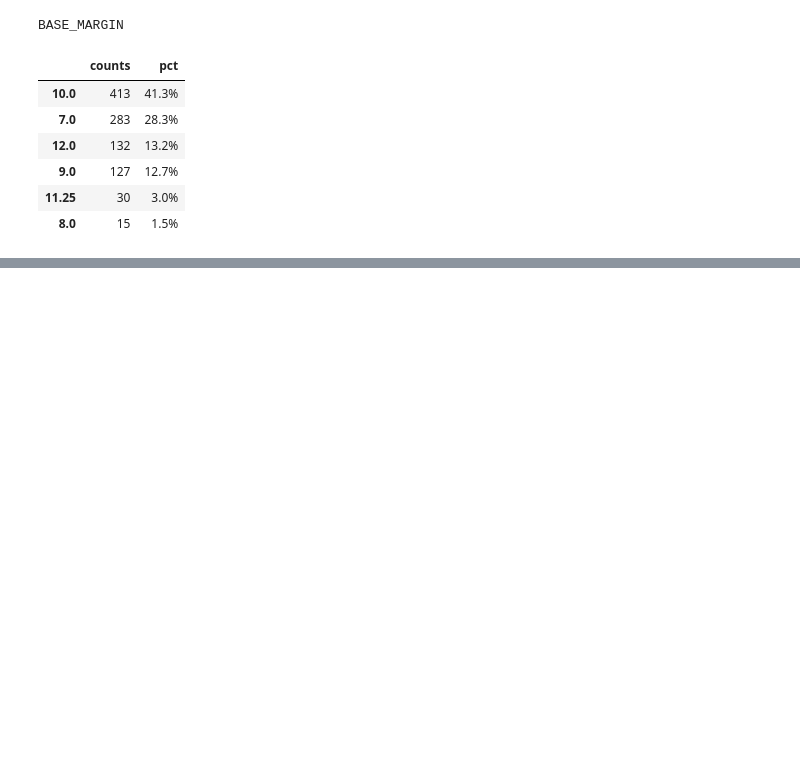
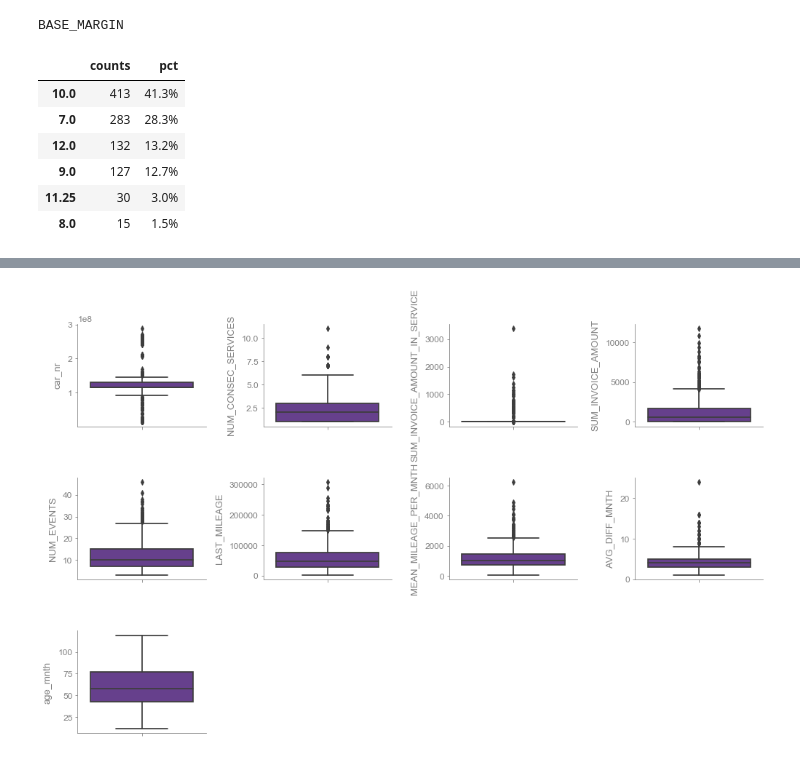
Before and after one commit to rbuerki/codebook, a Jupyter notebook: dev/dev_EDA.ipynb, the cells around one changed output, grey strips where cells are left out. Drawn from its saved outputs; the diff is of its cells as text; code cells hidden in the pictures; blank space fills up the shorter version.

```diff
--- a/dev/dev_EDA.ipynb
+++ b/dev/dev_EDA.ipynb
@@ -111,0 +114,4 @@ TypeError: plot_num_hist() got an unexpected keyword argument 'bins'
+# %%
+EDA.plot_numerical_box(df.iloc[:, :15])
+# %% [output]
+[figure, added]
```
Also changed, not shown: parts of 7 cells of this notebook, 1 other file.
